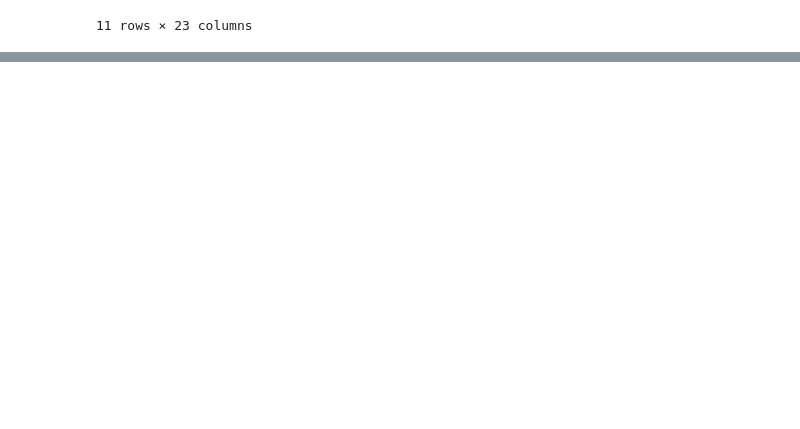
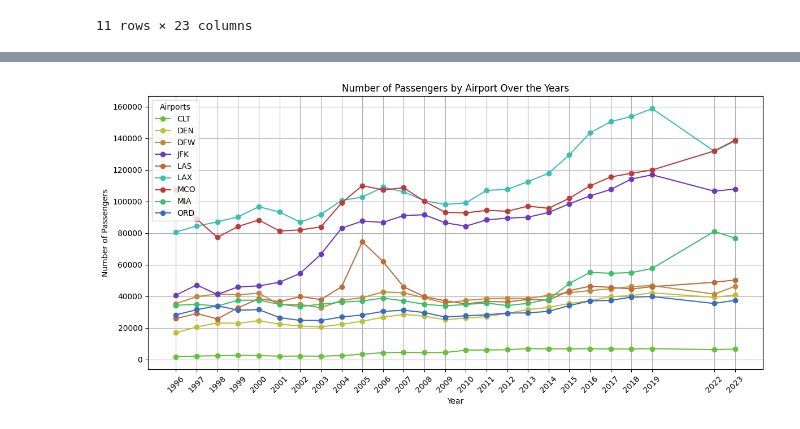
Before and after one commit to Ranabor/CDC-2024, a Jupyter notebook: basics.ipynb, the cells around one changed output, grey strips where cells are left out. Drawn from its saved outputs; the diff is of its cells as text; code cells hidden in the pictures; blank space fills up the shorter version.

Commit message:
Generate inbound and outbound graphs

```diff
--- a/basics.ipynb
+++ b/basics.ipynb
@@ -79,0 +73,3 @@ fare_low       -0.082080  0.828050  0.057286  1.000000
+# %%
+flight_stats = df[["Year", "airport_2", "passengers"]]
+flight_stats.head()
@@ -79,0 +83,3 @@ fare_low       -0.082080  0.828050  0.057286  1.000000
+# %%
+grouped_flight_stats = flight_stats.groupby(["airport_2", "Year"]).sum().reset_index()
+grouped_flight_stats
@@ -79,0 +101,33 @@ fare_low       -0.082080  0.828050  0.057286  1.000000
+# %%
+airports = ["ATL", "DFW", "DEN", "LAX", "ORD", "JFK", "MCO", "LAS", "CLT", "MIA"]
+colors = {
+    'ATL': '#BF3B6A',  # Dark Pink
+    'DFW': '#BF8B3B',  # Dark Gold
+    'DEN': '#BFBF3B',  # Olive Green
+    'LAX': '#3BBFB3',  # Dark Teal
+    'ORD': '#3B6ABF',  # Dark Blue
+    'JFK': '#6A3BBF',  # Dark Purple
+    'MCO': '#BF3B3B',  # Dark Red
+    'LAS': '#BF6A3B',  # Dark Orange
+    'CLT': '#6ABF3B',  # Dark Lime Green
+    'MIA': '#3BBF6A'   # Dark Mint
+}
+
+specific_aiports = grouped_flight_stats[np.isin(grouped_flight_stats["airport_2"], airports)]
+specific_aiports = specific_aiports[(specific_aiports['Year'] > 1995) & ~np.isin(specific_aiports["Year"], [2020, 2021, 2024])]
+specific_aiports = specific_aiports.pivot(index='Year', columns='airport_2', values='passengers').fillna(0)
+plt.figure(figsize=(12, 6))
+for airport in specific_aiports.columns:
+    plt.plot(specific_aiports.index, specific_aiports[airport], marker='o', label=airport, color=colors.get(airport, 'black'))
+
+plt.title('Number of Passengers by Airport Over the Years')
+plt.xlabel('Year')
+plt.ylabel('Number of Passengers')
+plt.xticks(specific_aiports.index, rotation=45)
+plt.legend(title='Airports')
+plt.grid()
+plt.tight_layout()
+
+plt.show()
+# %% [output]
+[figure, added]
```
Also changed, not shown: parts of 6 cells of this notebook, 1 other file.
